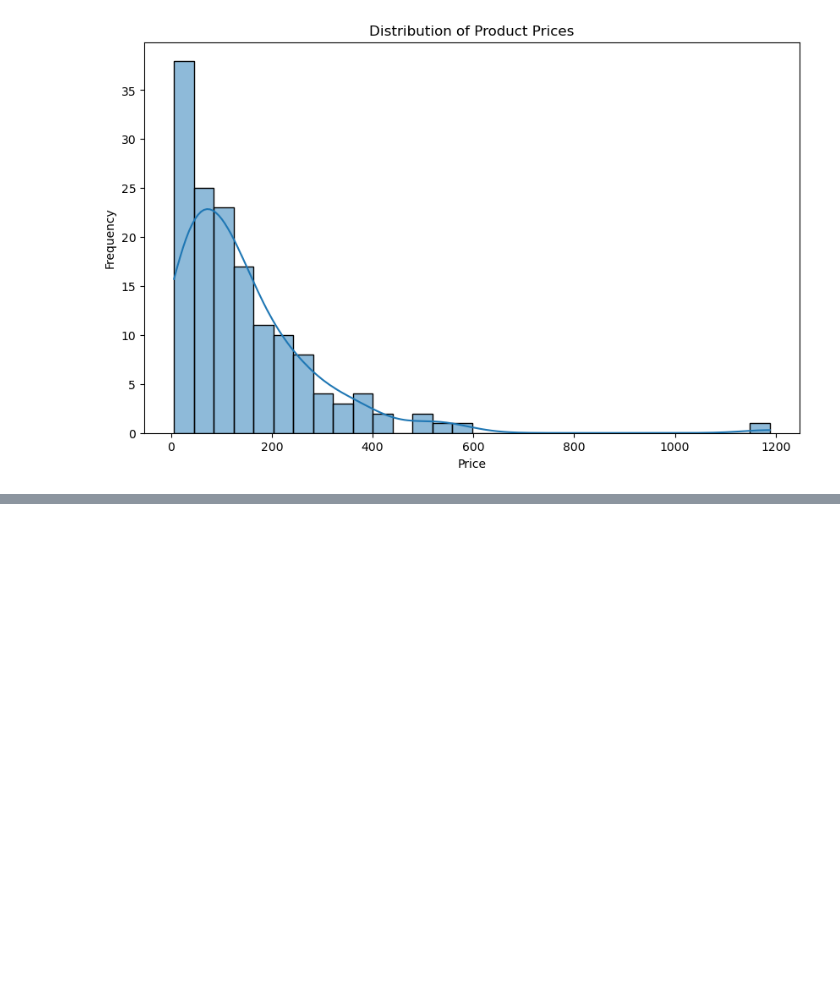
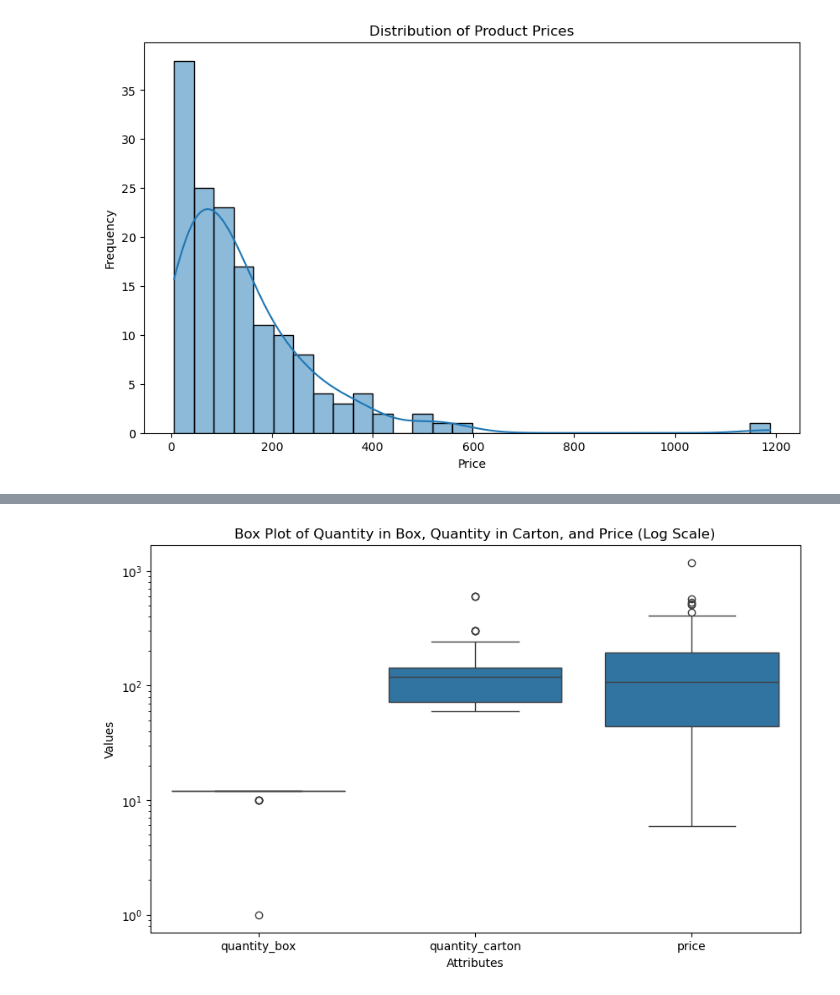
Before and after one commit to Adam-K2/upa-project, a Jupyter notebook: projekt_3/upa_3.ipynb, the cells around one changed output, grey strips where cells are left out. Drawn from its saved outputs; the diff is of its cells as text; code cells hidden in the pictures; blank space fills up the shorter version.

Commit message:
Update, few graphs added with description

```diff
--- a/projekt_3/upa_3.ipynb
+++ b/projekt_3/upa_3.ipynb
@@ -147,0 +156,15 @@ plt.show()
+# %%
+df_melted = df[['quantity_box', 'quantity_carton', 'price']].melt(var_name='Attribute', value_name='Value')
+
+# Create a box plot with a log scale on the y-axis
+plt.figure(figsize=(10, 6))
+sns.boxplot(x='Attribute', y='Value', data=df_melted).set_yscale('log')
+
+# Set the title and labels
+plt.title('Box Plot of Quantity in Box, Quantity in Carton, and Price (Log Scale)')
+plt.xlabel('Attributes')
+plt.ylabel('Values')
+
+plt.show()
+# %% [output]
+[figure, added]
```
Also changed, not shown: parts of 11 cells of this notebook.
